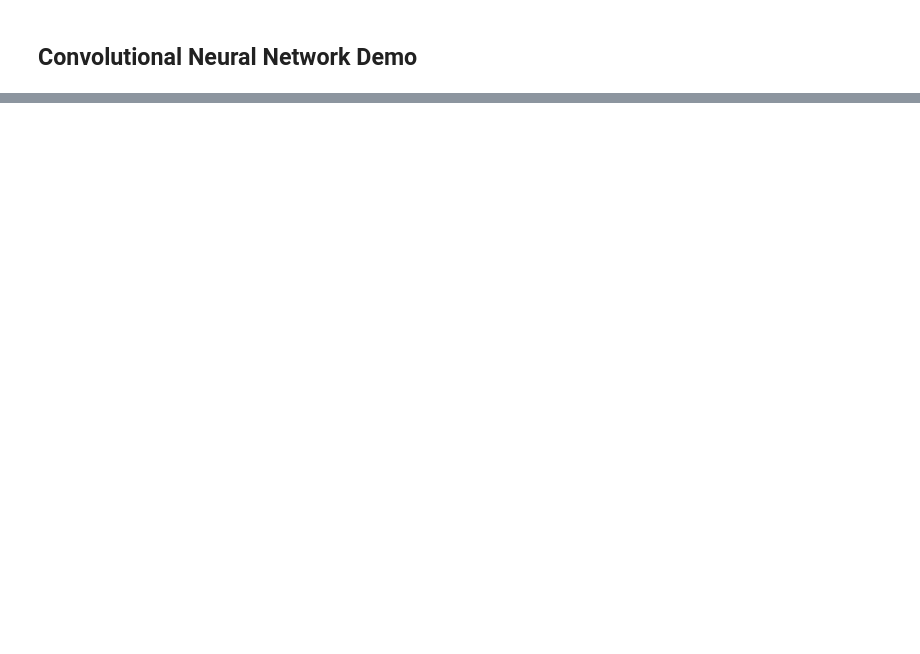
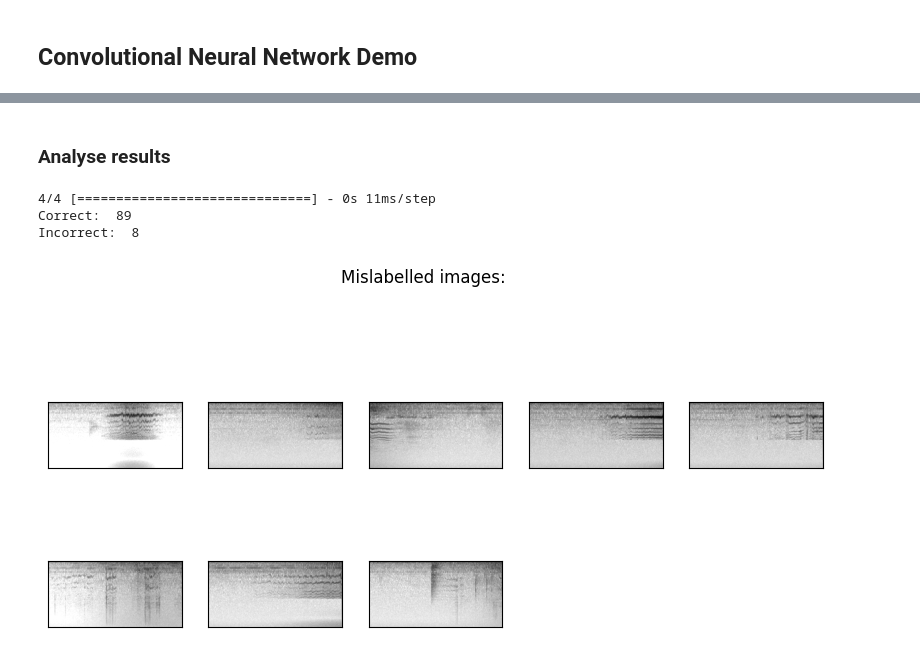
Before and after one commit to Bepo2002/Humbug-4YP, a Jupyter notebook: Test_bench_V2.ipynb, the cells around one changed output, grey strips where cells are left out. Saved outputs shown, nothing was run; the diff lists cells and outputs as text; code cells hidden in the pictures; blank space fills up the shorter version.

```diff
--- a/Test_bench_V2.ipynb
+++ b/Test_bench_V2.ipynb
@@ -329,6 +283,4 @@ _________________________________________________________________
 # %%
 model.compile(loss=tf.keras.losses.BinaryCrossentropy(from_logits=True),
-              optimizer=tf.keras.optimizers.Adam(learning_rate=0.001),
+              optimizer=tf.keras.optimizers.Adam(learning_rate=0.003),
               metrics=["accuracy"])
-# %%
-history = model.fit(X_train, y_train, epochs=100, validation_data=(X_dev, y_dev))
@@ -356,0 +287,12 @@ print(y_pred)
+# %%
+from keras.callbacks import EarlyStopping
+
+early_stopping = EarlyStopping(monitor="val_loss",     # Monitor the validation loss
+                               patience=50,            # Number of epochs with no improvement after which training will be stopped
+                               verbose=1,              # Whether to output a message when training is stopped
+                               baseline=0.1,           # Stop if loss is lower than 0.1
+                               restore_best_weights=True) # Whether to restore model weights from the epoch with the best value of the monitored quantity
+
+
+history = model.fit(X_train, y_train, epochs=200, validation_data=(X_dev, y_dev),
+                    callbacks=[early_stopping])
@@ -356,0 +317,33 @@ print(y_pred)
+# %% [markdown]
+### Analyse results
+# %%
+y_pred = model.predict(X_dev)
+y_pred = (1 / (1 + np.exp(-y_pred))).round().astype(int)
+
+correct = y_pred.flatten() == y_dev
+
+
+correctly_classified_images = X_dev[correct]
+incorrectly_classified_images = X_dev[~correct]
+
+print("Correct: ", len(correctly_classified_images))
+print("Incorrect: ", len(incorrectly_classified_images))
+
+def display_images(images, num_images=10):
+    plt.figure(figsize=(10,10))
+    plt.suptitle("Mislabelled images:")
+    for i in range(num_images):
+        plt.subplot(5,5,i+1)
+        plt.xticks([])
+        plt.yticks([])
+        plt.grid(False)
+        plt.imshow(images[i], cmap=plt.cm.binary)
+    plt.show()
+
+# Display first 10 incorrectly classified images
+display_images(incorrectly_classified_images, len(incorrectly_classified_images))
+# %% [output]
+4/4 [==============================] - 0s 11ms/step
+Correct:  89
+Incorrect:  8
+[figure, added]
```
Also changed, not shown: parts of 25 cells of this notebook.
